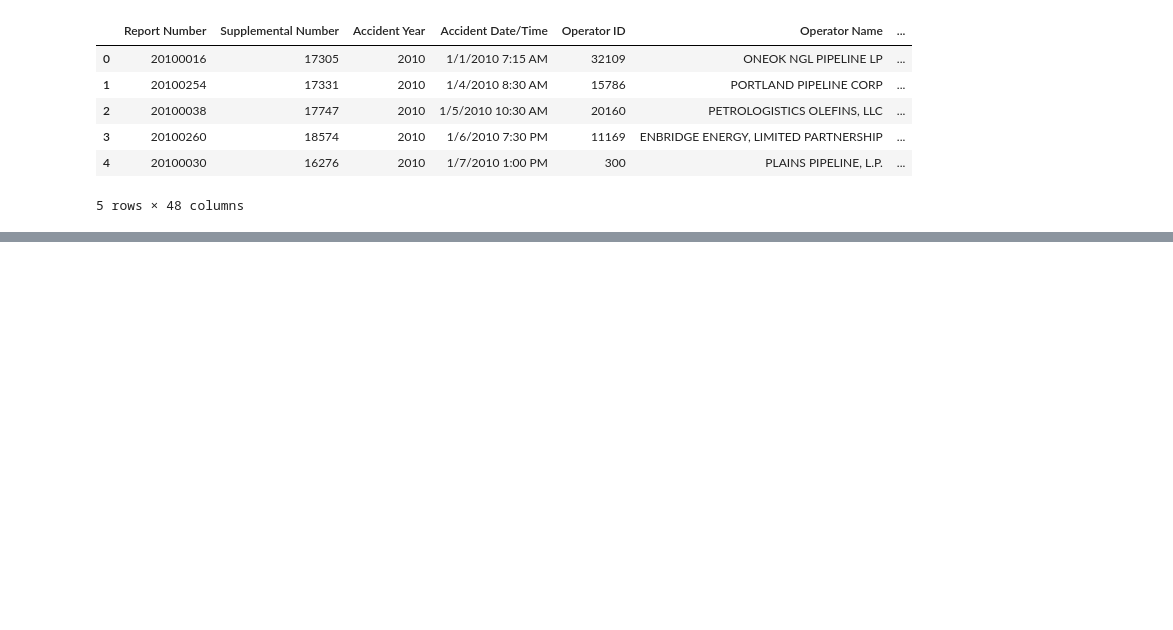
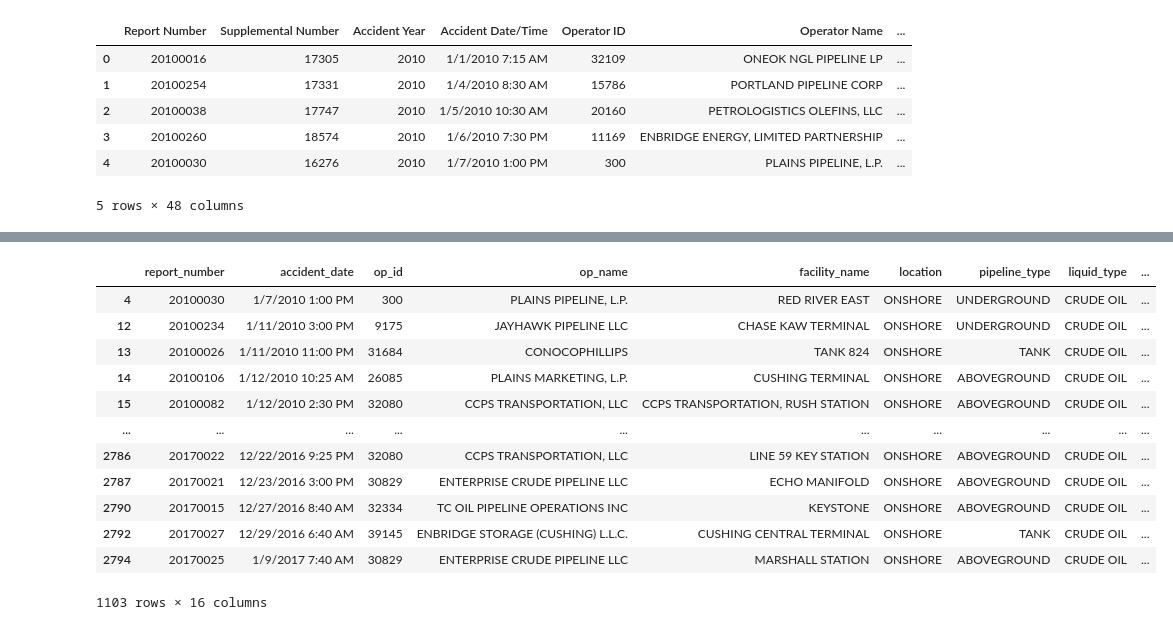
Before and after one commit to KirstieMcCown/ETL-Project, a Jupyter notebook: oil.ipynb, the cells around one changed output, grey strips where cells are left out. Cells and saved outputs as stored; diff of their text form; code cells hidden in the pictures; blank space fills up the shorter version.

```diff
--- a/oil.ipynb
+++ b/oil.ipynb
@@ -29,0 +199,18 @@ accidents_df.head()
+# %%
+# Drop everything which is N/A in the following columns within accidents: city, facility_name, country, shutdown
+cleaned_accidents = new_accidents_df2.dropna(subset=['city', 'facility_name', 'country', 'shutdown'])
+cleaned_accidents
+# %% [output]
+|  | report_number | accident_date | op_id | op_name | facility_name | location | pipeline_type | liquid_type | ... |
+| 4 | 20100030 | 1/7/2010 1:00 PM | 300 | PLAINS PIPELINE, L.P. | RED RIVER EAST | ONSHORE | UNDERGROUND | CRUDE OIL | ... |
+| 12 | 20100234 | 1/11/2010 3:00 PM | 9175 | JAYHAWK PIPELINE LLC | CHASE KAW TERMINAL | ONSHORE | UNDERGROUND | CRUDE OIL | ... |
+| 13 | 20100026 | 1/11/2010 11:00 PM | 31684 | CONOCOPHILLIPS | TANK 824 | ONSHORE | TANK | CRUDE OIL | ... |
+| 14 | 20100106 | 1/12/2010 10:25 AM | 26085 | PLAINS MARKETING, L.P. | CUSHING TERMINAL | ONSHORE | ABOVEGROUND | CRUDE OIL | ... |
+| 15 | 20100082 | 1/12/2010 2:30 PM | 32080 | CCPS TRANSPORTATION, LLC | CCPS TRANSPORTATION, RUSH STATION | ONSHORE | ABOVEGROUND | CRUDE OIL | ... |
+| ... | ... | ... | ... | ... | ... | ... | ... | ... | ... |
+| 2786 | 20170022 | 12/22/2016 9:25 PM | 32080 | CCPS TRANSPORTATION, LLC | LINE 59 KEY STATION | ONSHORE | ABOVEGROUND | CRUDE OIL | ... |
+| 2787 | 20170021 | 12/23/2016 3:00 PM | 30829 | ENTERPRISE CRUDE PIPELINE LLC | ECHO MANIFOLD | ONSHORE | ABOVEGROUND | CRUDE OIL | ... |
+| 2790 | 20170015 | 12/27/2016 8:40 AM | 32334 | TC OIL PIPELINE OPERATIONS INC | KEYSTONE | ONSHORE | ABOVEGROUND | CRUDE OIL | ... |
+| 2792 | 20170027 | 12/29/2016 6:40 AM | 39145 | ENBRIDGE STORAGE (CUSHING) L.L.C. | CUSHING CENTRAL TERMINAL | ONSHORE | TANK | CRUDE OIL | ... |
+| 2794 | 20170025 | 1/9/2017 7:40 AM | 30829 | ENTERPRISE CRUDE PIPELINE LLC | MARSHALL STATION | ONSHORE | ABOVEGROUND | CRUDE OIL | ... |
+1103 rows × 16 columns
```
Also changed, not shown: parts of 15 cells of this notebook, 1 other file.
